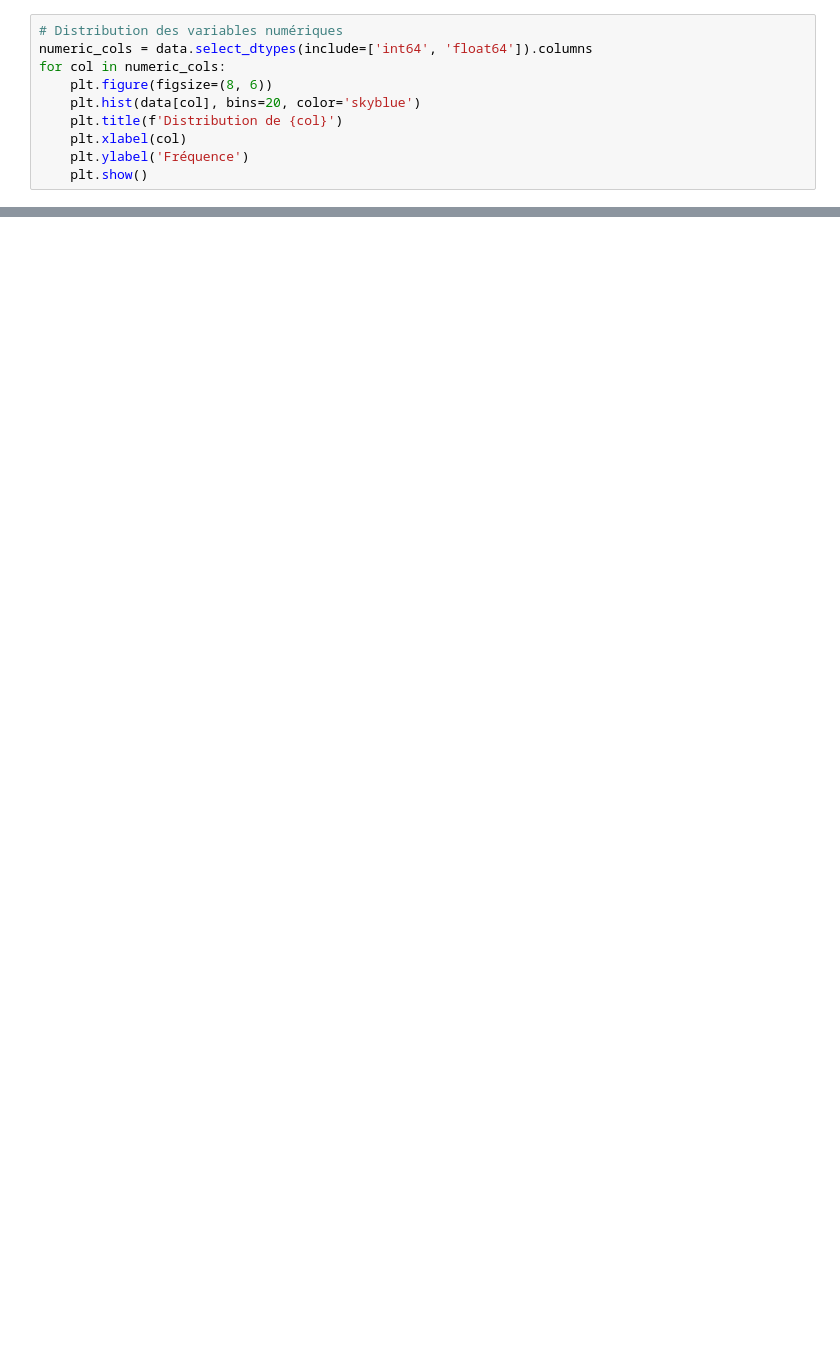
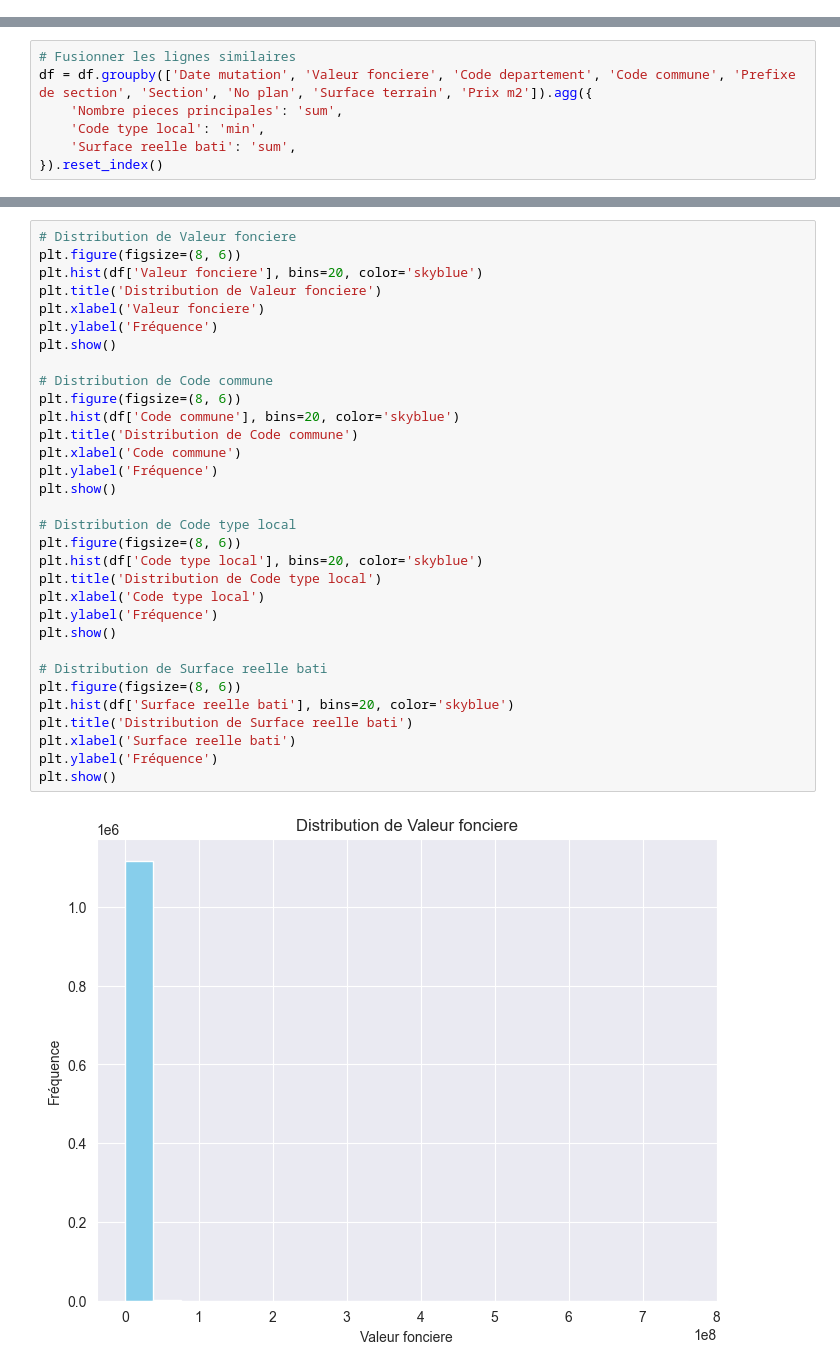
Before and after one commit to ktzkvin/Mastercamp, a Jupyter notebook: MasterCamp_TD_Project.ipynb, the cells around one changed output, grey strips where cells are left out. Saved outputs shown, nothing was run; the diff lists cells and outputs as text; blank space fills up the shorter version.

```diff
--- a/MasterCamp_TD_Project.ipynb
+++ b/MasterCamp_TD_Project.ipynb
@@ -51,10 +0,0 @@ Distribution des variables numériques
-# %%
-# Distribution des variables numériques
-numeric_cols = data.select_dtypes(include=['int64', 'float64']).columns
-for col in numeric_cols:
-    plt.figure(figsize=(8, 6))
-    plt.hist(data[col], bins=20, color='skyblue')
-    plt.title(f'Distribution de {col}')
-    plt.xlabel(col)
-    plt.ylabel('Fréquence')
-    plt.show()
@@ -283,0 +96,7 @@ plt.show()
+# %%
+# Fusionner les lignes similaires
+df = df.groupby(['Date mutation', 'Valeur fonciere', 'Code departement', 'Code commune', 'Prefixe de section', 'Section', 'No plan', 'Surface terrain', 'Prix m2']).agg({
+    'Nombre pieces principales': 'sum',
+    'Code type local': 'min',
+    'Surface reelle bati': 'sum',
+}).reset_index()
@@ -283,0 +125,34 @@ plt.show()
+# %%
+# Distribution de Valeur fonciere
+plt.figure(figsize=(8, 6))
+plt.hist(df['Valeur fonciere'], bins=20, color='skyblue')
+plt.title('Distribution de Valeur fonciere')
+plt.xlabel('Valeur fonciere')
+plt.ylabel('Fréquence')
+plt.show()
+
+# Distribution de Code commune
+plt.figure(figsize=(8, 6))
+plt.hist(df['Code commune'], bins=20, color='skyblue')
+plt.title('Distribution de Code commune')
+plt.xlabel('Code commune')
+plt.ylabel('Fréquence')
+plt.show()
+
+# Distribution de Code type local
+plt.figure(figsize=(8, 6))
+plt.hist(df['Code type local'], bins=20, color='skyblue')
+plt.title('Distribution de Code type local')
+plt.xlabel('Code type local')
+plt.ylabel('Fréquence')
+plt.show()
+
+# Distribution de Surface reelle bati
+plt.figure(figsize=(8, 6))
+plt.hist(df['Surface reelle bati'], bins=20, color='skyblue')
+plt.title('Distribution de Surface reelle bati')
+plt.xlabel('Surface reelle bati')
+plt.ylabel('Fréquence')
+plt.show()
+# %% [output]
+[figure, added]
```
Also changed, not shown: parts of 65 cells of this notebook.
